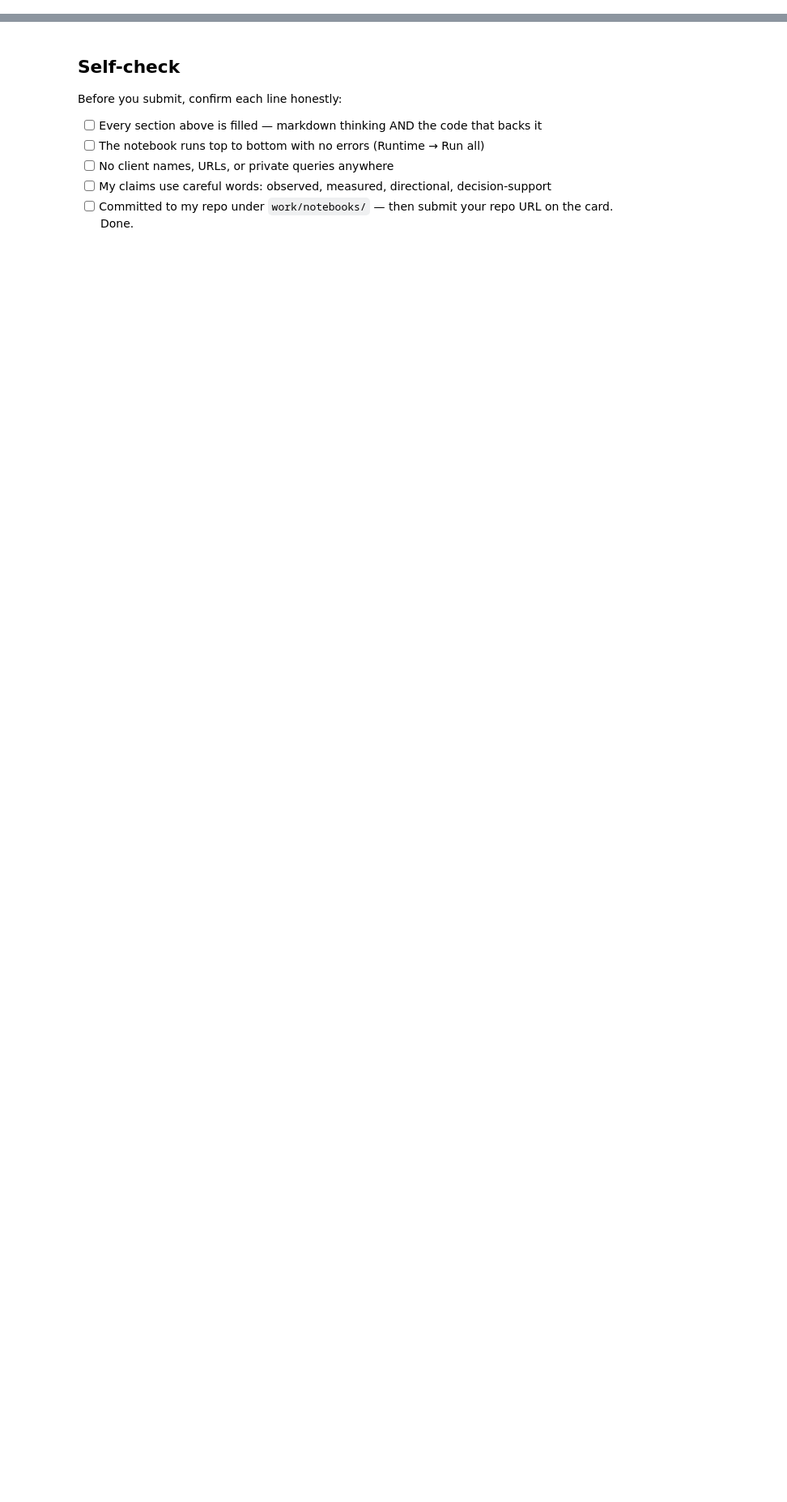
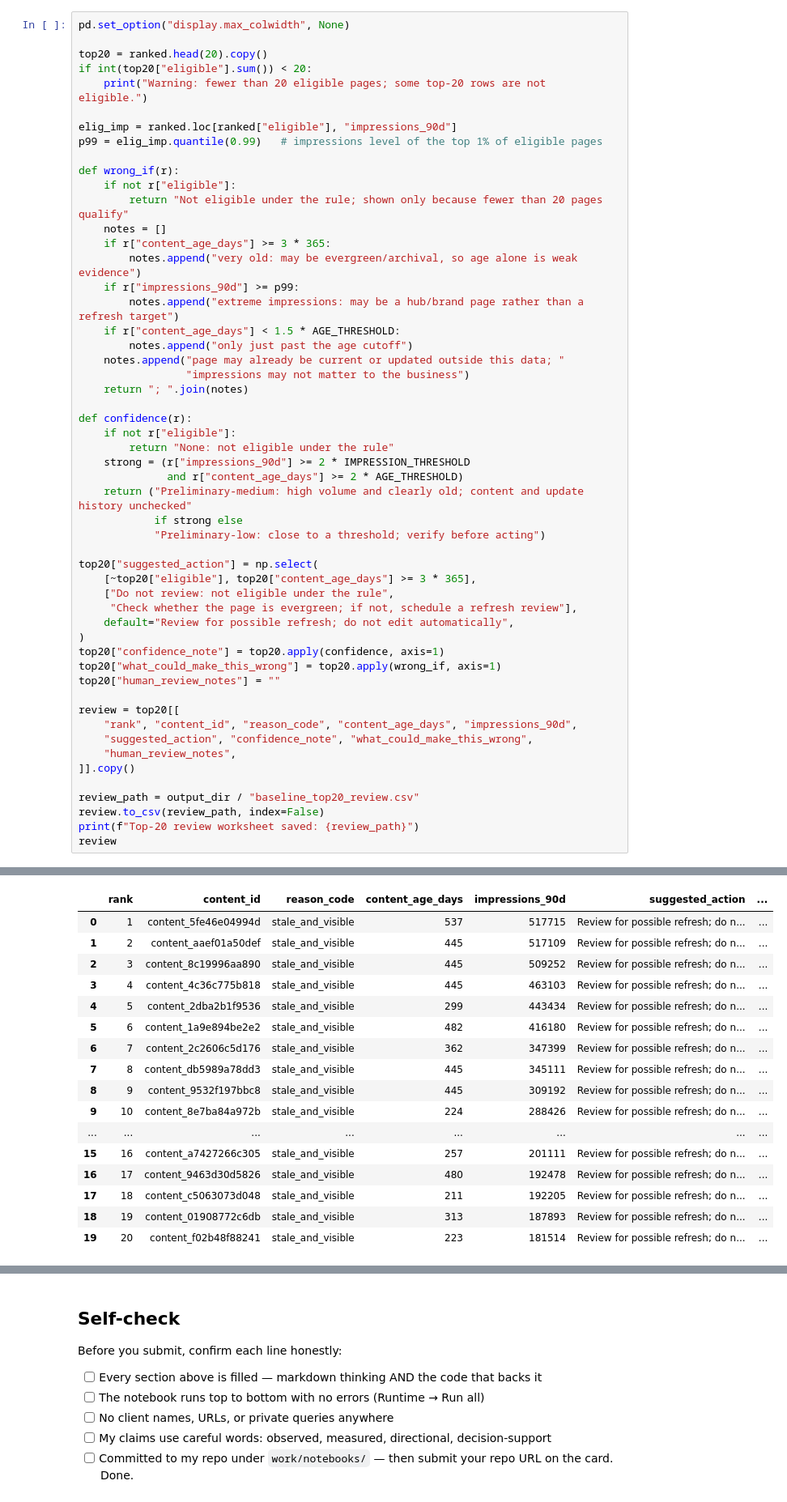
Before and after one commit to MEDOXIII/FlyRank-Internship-ML, a Jupyter notebook: work/notebooks/w04_baseline_score.ipynb, the cells around one changed output, grey strips where cells are left out. Shown at 81% size. Saved outputs shown, nothing was run; the diff lists cells and outputs as text; blank space fills up the shorter version.

Commit message:
w04_baseline_score

```diff
--- a/work/notebooks/w04_baseline_score.ipynb
+++ b/work/notebooks/w04_baseline_score.ipynb
@@ -36,0 +184,54 @@ This skeleton is yours to fill. Work the sections **in order** — each one has
+# %%
+pd.set_option("display.max_colwidth", None)
+
+top20 = ranked.head(20).copy()
+if int(top20["eligible"].sum()) < 20:
+    print("Warning: fewer than 20 eligible pages; some top-20 rows are not eligible.")
+
+elig_imp = ranked.loc[ranked["eligible"], "impressions_90d"]
+p99 = elig_imp.quantile(0.99)   # impressions level of the top 1% of eligible pages
+
+def wrong_if(r):
+    if not r["eligible"]:
+        return "Not eligible under the rule; shown only because fewer than 20 pages qualify"
+    notes = []
+    if r["content_age_days"] >= 3 * 365:
+        notes.append("very old: may be evergreen/archival, so age alone is weak evidence")
+    if r["impressions_90d"] >= p99:
+        notes.append("extreme impressions: may be a hub/brand page rather than a refresh target")
+    if r["content_age_days"] < 1.5 * AGE_THRESHOLD:
+        notes.append("only just past the age cutoff")
+    notes.append("page may already be current or updated outside this data; "
+                 "impressions may not matter to the business")
+    return "; ".join(notes)
+
+def confidence(r):
+    if not r["eligible"]:
+        return "None: not eligible under the rule"
+    strong = (r["impressions_90d"] >= 2 * IMPRESSION_THRESHOLD
+              and r["content_age_days"] >= 2 * AGE_THRESHOLD)
+    return ("Preliminary-medium: high volume and clearly old; content and update history unchecked"
+            if strong else
+            "Preliminary-low: close to a threshold; verify before acting")
+
+top20["suggested_action"] = np.select(
+    [~top20["eligible"], top20["content_age_days"] >= 3 * 365],
+    ["Do not review: not eligible under the rule",
+     "Check whether the page is evergreen; if not, schedule a refresh review"],
+    default="Review for possible refresh; do not edit automatically",
+)
+top20["confidence_note"] = top20.apply(confidence, axis=1)
+top20["what_could_make_this_wrong"] = top20.apply(wrong_if, axis=1)
+top20["human_review_notes"] = ""
+
+review = top20[[
+    "rank", "content_id", "reason_code", "content_age_days", "impressions_90d",
+    "suggested_action", "confidence_note", "what_could_make_this_wrong",
+    "human_review_notes",
+]].copy()
+
+review_path = output_dir / "baseline_top20_review.csv"
+review.to_csv(review_path, index=False)
+print(f"Top-20 review worksheet saved: {review_path}")
+review
+# %% [output]
@@ -36,0 +239,17 @@ This skeleton is yours to fill. Work the sections **in order** — each one has
+|  | rank | content_id | reason_code | content_age_days | impressions_90d | suggested_action | ... |
+| 0 | 1 | content_5fe46e04994d | stale_and_visible | 537 | 517715 | Review for possible refresh; do n... | ... |
+| 1 | 2 | content_aaef01a50def | stale_and_visible | 445 | 517109 | Review for possible refresh; do n... | ... |
+| 2 | 3 | content_8c19996aa890 | stale_and_visible | 445 | 509252 | Review for possible refresh; do n... | ... |
+| 3 | 4 | content_4c36c775b818 | stale_and_visible | 445 | 463103 | Review for possible refresh; do n... | ... |
+| 4 | 5 | content_2dba2b1f9536 | stale_and_visible | 299 | 443434 | Review for possible refresh; do n... | ... |
+| 5 | 6 | content_1a9e894be2e2 | stale_and_visible | 482 | 416180 | Review for possible refresh; do n... | ... |
+| 6 | 7 | content_2c2606c5d176 | stale_and_visible | 362 | 347399 | Review for possible refresh; do n... | ... |
+| 7 | 8 | content_db5989a78dd3 | stale_and_visible | 445 | 345111 | Review for possible refresh; do n... | ... |
+| 8 | 9 | content_9532f197bbc8 | stale_and_visible | 445 | 309192 | Review for possible refresh; do n... | ... |
+| 9 | 10 | content_8e7ba84a972b | stale_and_visible | 224 | 288426 | Review for possible refresh; do n... | ... |
+| ... | ... | ... | ... | ... | ... | ... | ... |
+| 15 | 16 | content_a7427266c305 | stale_and_visible | 257 | 201111 | Review for possible refresh; do n... | ... |
+| 16 | 17 | content_9463d30d5826 | stale_and_visible | 480 | 192478 | Review for possible refresh; do n... | ... |
+| 17 | 18 | content_c5063073d048 | stale_and_visible | 211 | 192205 | Review for possible refresh; do n... | ... |
+| 18 | 19 | content_01908772c6db | stale_and_visible | 313 | 187893 | Review for possible refresh; do n... | ... |
+| 19 | 20 | content_f02b48f88241 | stale_and_visible | 223 | 181514 | Review for possible refresh; do n... | ... |
```
Also changed, not shown: parts of 16 cells of this notebook.
